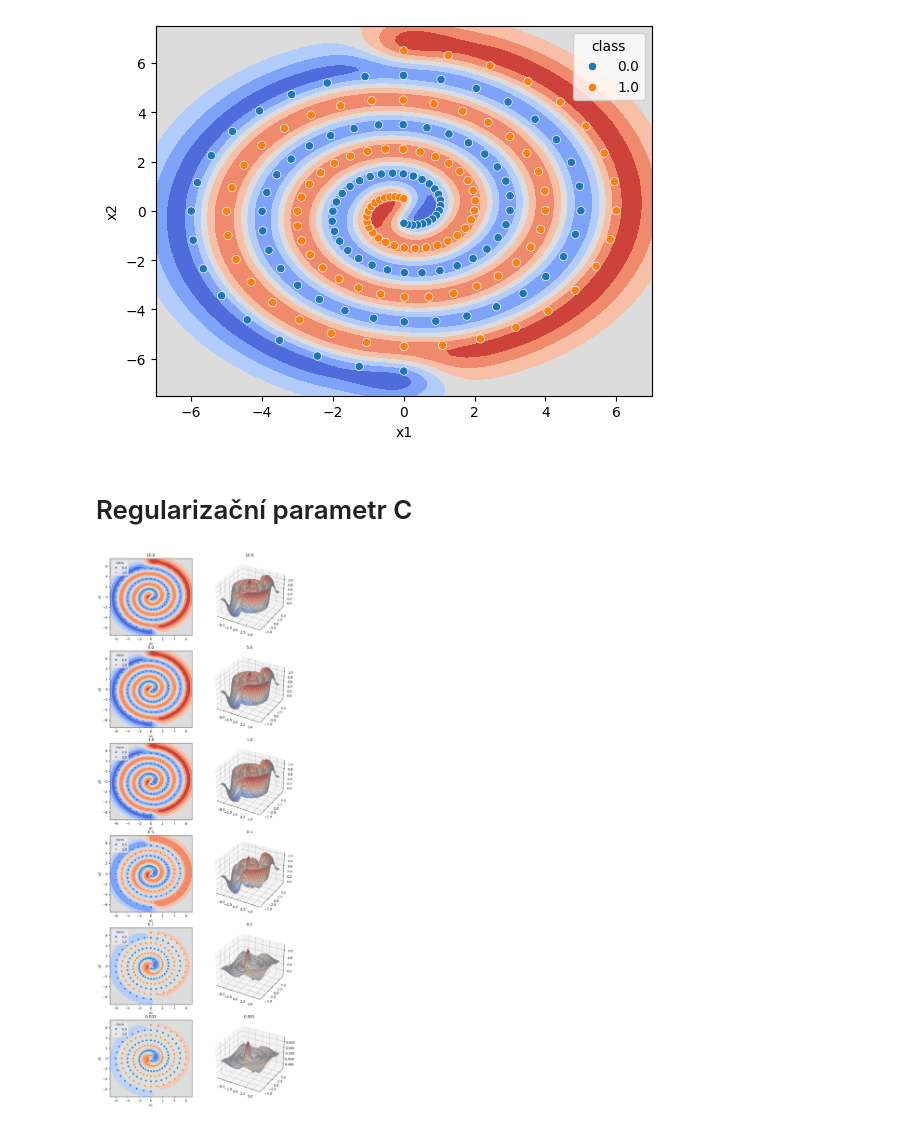
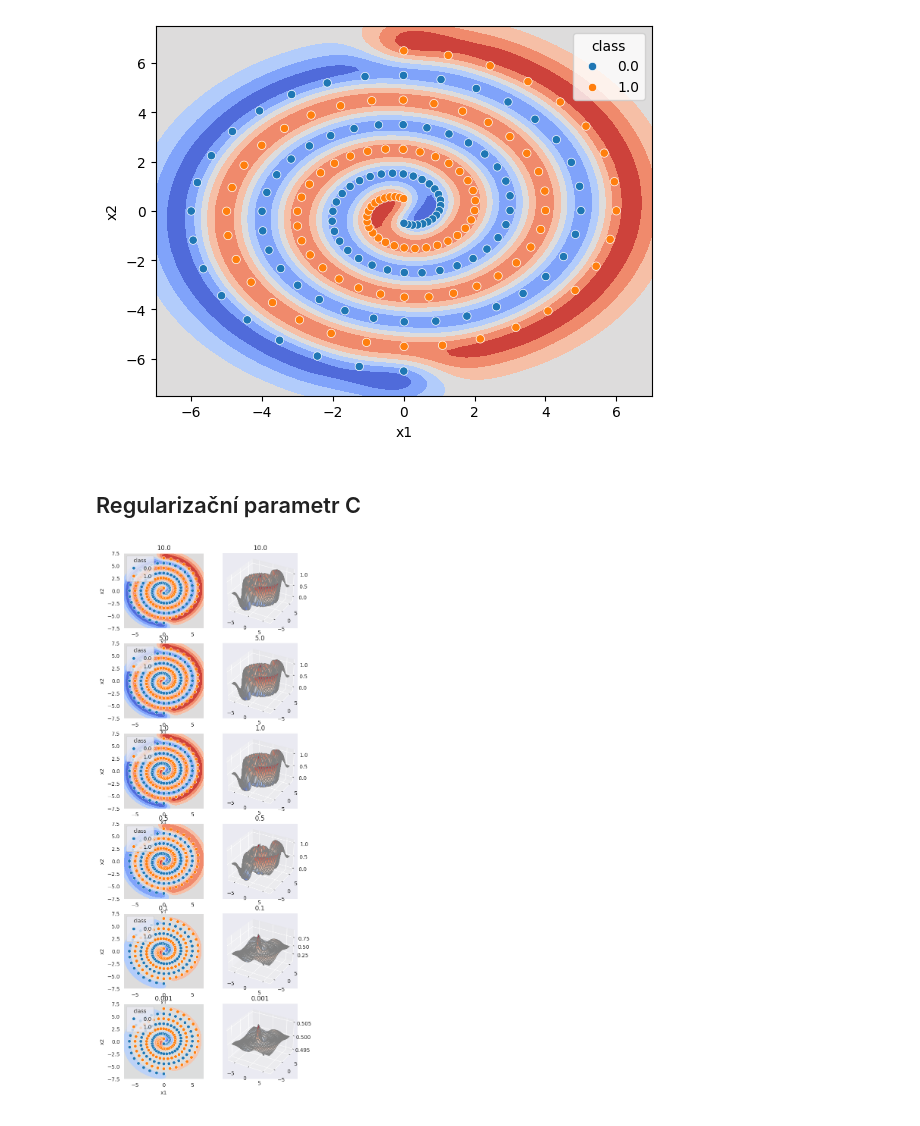
Before and after one commit to PyDataCZ/pyladies-kurz, a Jupyter notebook: lessons/pydata/classification_bonus/index.ipynb, the cells around one changed output. Saved outputs shown, nothing was run; the diff lists cells and outputs as text; code cells hidden in the pictures.

```diff
--- a/lessons/pydata/classification_bonus/index.ipynb
+++ b/lessons/pydata/classification_bonus/index.ipynb
@@ -336,52 +337,47 @@ sns.scatterplot(data=df, x="x1", y="x2", hue="class", ax=ax);
 # %% [output]
 [figure]
 # %% [markdown]
-# Regularizační parametr C
+## Regularizační parametr C
 # %%
 def plot(model, ax, C):
     sns.set_style('darkgrid')
     x_plot1 = np.linspace(-6.5, 6.5, 40)
     y_plot1 = np.linspace(-6.5, 6.5, 40)
 
     def comp(x1, x2):
         input_batch = pd.DataFrame()
         input_batch["x1"] = x1.ravel()
         input_batch["x2"] = x2.ravel()
         return model2.predict(input_batch).reshape(40, 40)
 
     plot1, plot2 = np.meshgrid(x_plot1, y_plot1)
     plot3 = comp(plot1, plot2)
 
     ax.plot_surface(plot1, plot2, plot3, cmap=plt.cm.coolwarm, edgecolor='gray');
     ax.set_title(f"{C}");
 
 def plot2(model, X, ax, C):
     DecisionBoundaryDisplay.from_estimator(
         model,
         X,
         cmap=plt.cm.coolwarm,
         response_method="predict", ax=ax);
     sns.scatterplot(data=df, x="x1", y="x2", hue="class", ax=ax);
     ax.set_title(f"{C}");
 
-fig  = plt.figure(figsize=(10, 30))
-axs = [[] for _ in range(6)]
-axs[0].append(fig.add_subplot(6, 2, 1))
-axs[0].append(fig.add_subplot(6, 2, 2, projection='3d'))
-axs[1].append(fig.add_subplot(6, 2, 3))
-axs[1].append(fig.add_subplot(6, 2, 4, projection='3d'))
-axs[2].append(fig.add_subplot(6, 2, 5))
-axs[2].append(fig.add_subplot(6, 2, 6, projection='3d'))
-axs[3].append(fig.add_subplot(6, 2, 7))
-axs[3].append(fig.add_subplot(6, 2, 8, projection='3d'))
-axs[4].append(fig.add_subplot(6, 2, 9))
-axs[4].append(fig.add_subplot(6, 2, 10, projection='3d'))
-axs[5].append(fig.add_subplot(6, 2, 11))
-axs[5].append(fig.add_subplot(6, 2, 12, projection='3d'))
+C_values = [10.0, 5.0, 1.0, 0.5, 0.1, 0.001]
+fig  = plt.figure(figsize=(6, len(C_values)*3))
+N = len(C_values)
+axs = [[] for _ in range(N)]
+rows = N
+cols = 2
+for i in range(N):
+    axs[i].append(fig.add_subplot(rows, cols, i*2+1))
+    axs[i].append(fig.add_subplot(rows, cols, i*2+2, projection='3d'))
 
-for i, C in enumerate([10.0, 5.0, 1.0, 0.5, 0.1, 0.001]):
+for i, C in enumerate(C_values):
     model2 = SVR(kernel="rbf", gamma=0.8, C=C).fit(X, y)
     plot(model2, axs[i][1], C)
     plot2(model2, X, axs[i][0], C)
 # %% [output]
-[figure, old version]
+[figure, new version]
```
Also changed, not shown: parts of 3 cells of this notebook.
